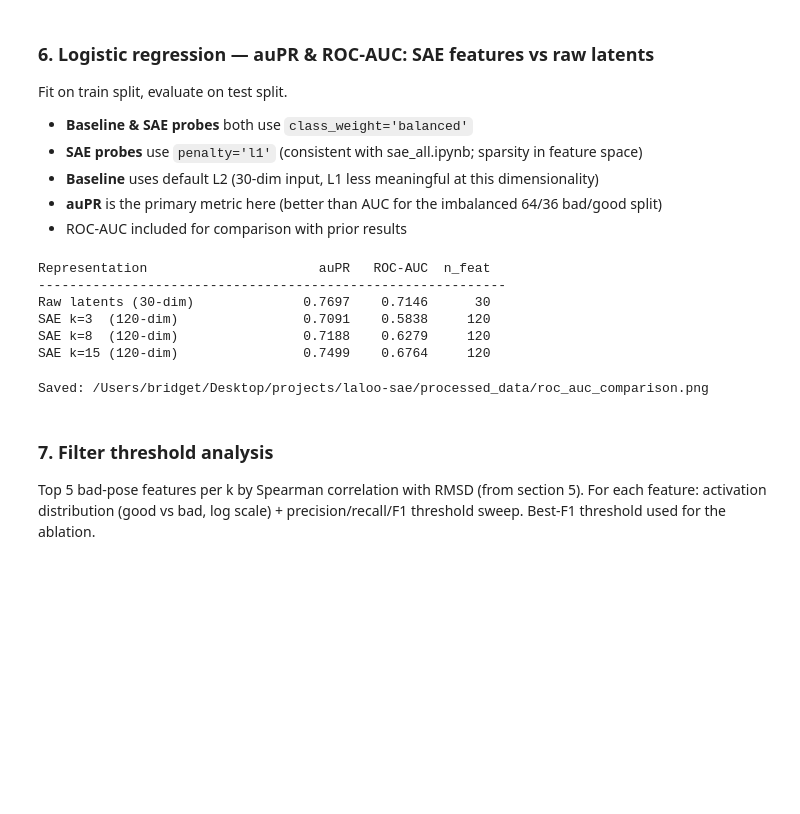
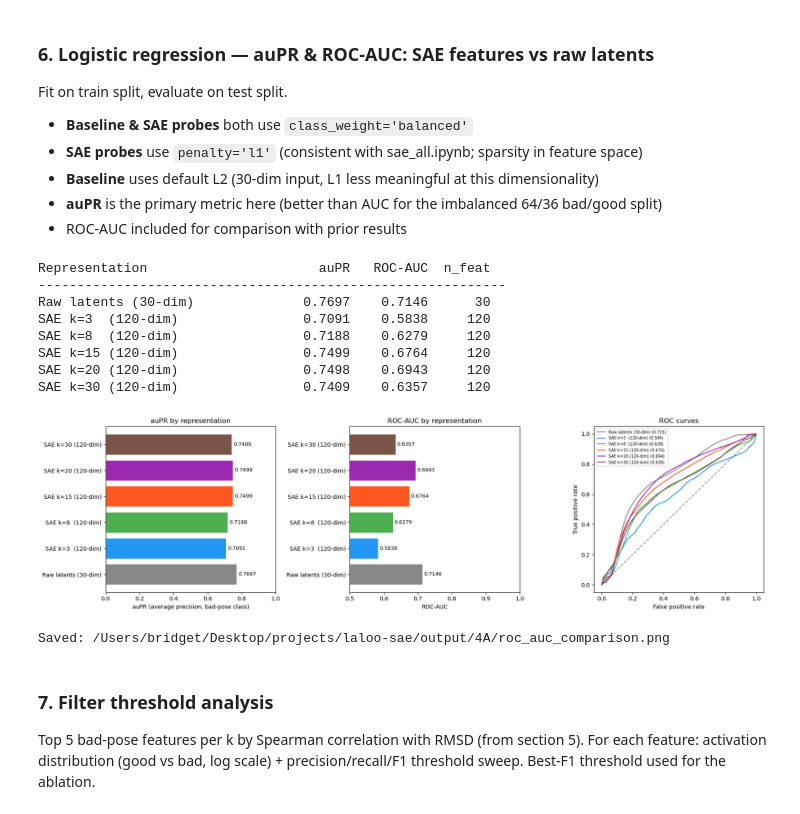
Before and after one commit to yuen-liu/laloo-sae, a Jupyter notebook: notebooks/threshold_4.ipynb, the cells around one changed output. Saved outputs shown, nothing was run; the diff lists cells and outputs as text; code cells hidden in the pictures; blank space fills up the shorter version.

Commit message:
added fve v. aupr plots; also added good pose analysis for both thresholds

```diff
--- a/notebooks/threshold_4.ipynb
+++ b/notebooks/threshold_4.ipynb
@@ -51,7 +55,7 @@ Model dir:  /Users/bridget/Desktop/projects/laloo-sae/models/07_30_26
 # %% [markdown]
 ### 1. Load data and update quality labels
 # %%
-latents_normalized, metadata, stats = load_processed_data(OUTPUT_DIR)
+latents_normalized, metadata, stats = load_processed_data(DATA_DIR)
 print(f'Latents shape: {latents_normalized.shape}')
 print(f'Metadata shape: {metadata.shape}')
 metadata.head()
@@ -87,7 +91,7 @@ Saved: /Users/bridget/Desktop/projects/laloo-sae/processed_data/metadata_rmsd4.c
 # %% [markdown]
 ### 2. Load train / test splits
 # %%
-splits    = np.load(os.path.join(OUTPUT_DIR, 'splits.npz'), allow_pickle=True)
+splits    = np.load(os.path.join(DATA_DIR, 'splits.npz'), allow_pickle=True)
 train_idx = splits['train_idx']
 test_idx  = splits['test_idx']
 print(f'Train: {len(train_idx):,}  |  Test: {len(test_idx):,}')
@@ -280,7 +288,7 @@ for k in K_VALUES:
         on='feature', how='left'
     )
 
-    csv_path = os.path.join(OUTPUT_DIR, f'top_features_k{k}.csv')
+    csv_path = os.path.join(OUT_DIR, f'top_features_k{k}.csv')
     top_df.to_csv(csv_path, index=False)
     print(f'Saved: {csv_path}')
     print(top_df[['feature', 'corr_rmsd_train', 'corr_rmsd_test', 'probe_weight', 'probe_rank',
@@ -334,12 +342,11 @@ for k in K_VALUES:
     clf.fit(features_train[k], y_train)
     clf_sae[k] = clf
 
-representations = {
-    'Raw latents (30-dim)': (prob_raw,                                    X_raw_train.shape[1]),
-    'SAE k=3  (120-dim)':   (clf_sae[3].predict_proba(features_test[3])[:, 1],  120),
-    'SAE k=8  (120-dim)':   (clf_sae[8].predict_proba(features_test[8])[:, 1],  120),
-    'SAE k=15 (120-dim)':   (clf_sae[15].predict_proba(features_test[15])[:, 1], 120),
-}
+representations = {'Raw latents (30-dim)': (prob_raw, X_raw_train.shape[1])}
+for k in K_VALUES:
+    representations[f'SAE k={k:<2} (120-dim)'] = (
+        clf_sae[k].predict_proba(features_test[k])[:, 1], 120
+    )
 
 # y_test = 1 bad, 0 good. auPR and AUC score the bad-pose class.
 roc_results  = {}
@@ -359,9 +366,11 @@ Raw latents (30-dim)              0.7697    0.7146      30
 SAE k=3  (120-dim)                0.7091    0.5838     120
 SAE k=8  (120-dim)                0.7188    0.6279     120
 SAE k=15 (120-dim)                0.7499    0.6764     120
+SAE k=20 (120-dim)                0.7498    0.6943     120
+SAE k=30 (120-dim)                0.7409    0.6357     120
 # %%
 fig, axes = plt.subplots(1, 3, figsize=(18, 5))
-colors = ['#888888', '#2196F3', '#4CAF50', '#FF5722']
+colors = ['#888888', '#2196F3', '#4CAF50', '#FF5722', '#9C27B0', '#795548'][:len(roc_results)]
 names  = list(roc_results.keys())
 
 # Left: auPR bar chart
@@ -377,40 +386,38 @@ for bar, v in zip(bars, aupr_vals):
 
 # Middle: ROC-AUC bar chart
 ax = axes[1]
 auc_vals = [roc_results[n] for n in names]
 bars = ax.barh(names, auc_vals, color=colors, edgecolor='white')
 ax.set_xlim(0.5, 1.0)
 ax.set_xlabel('ROC-AUC')
 ax.set_title('ROC-AUC by representation')
 for bar, v in zip(bars, auc_vals):
     ax.text(v + 0.003, bar.get_y() + bar.get_height()/2,
             f'{v:.4f}', va='center', fontsize=9)
 ax.axvline(0.5, color='red', linestyle='--', alpha=0.5)
 
 # Right: ROC curves
 ax = axes[2]
-all_probs = [
-    prob_raw,
-    clf_sae[3].predict_proba(features_test[3])[:, 1],
-    clf_sae[8].predict_proba(features_test[8])[:, 1],
-    clf_sae[15].predict_proba(features_test[15])[:, 1],
+all_probs = [prob_raw] + [
+    clf_sae[k].predict_proba(features_test[k])[:, 1] for k in K_VALUES
 ]
 for name, probs, color in zip(names, all_probs, colors):
     fpr, tpr, _ = roc_curve(y_test, probs)
     ax.plot(fpr, tpr, label=f'{name} ({roc_results[name]:.3f})', color=color)
 ax.plot([0, 1], [0, 1], 'k--', alpha=0.4)
 ax.set_xlabel('False positive rate')
 ax.set_ylabel('True positive rate')
 ax.set_title('ROC curves')
 ax.legend(fontsize=7)
 
 plt.tight_layout()
-fig_path = os.path.join(OUTPUT_DIR, 'roc_auc_comparison.png')
+fig_path = os.path.join(OUT_DIR, 'roc_auc_comparison.png')
 plt.savefig(fig_path, dpi=150, bbox_inches='tight')
 plt.show()
 print(f'Saved: {fig_path}')
 # %% [output]
+[figure, added]
-Saved: /Users/bridget/Desktop/projects/laloo-sae/processed_data/roc_auc_comparison.png
+Saved: /Users/bridget/Desktop/projects/laloo-sae/output/4A/roc_auc_comparison.png
 # %% [markdown]
 ### 7. Filter threshold analysis
 
```
Also changed, not shown: parts of 16 cells of this notebook, 3 other files.
